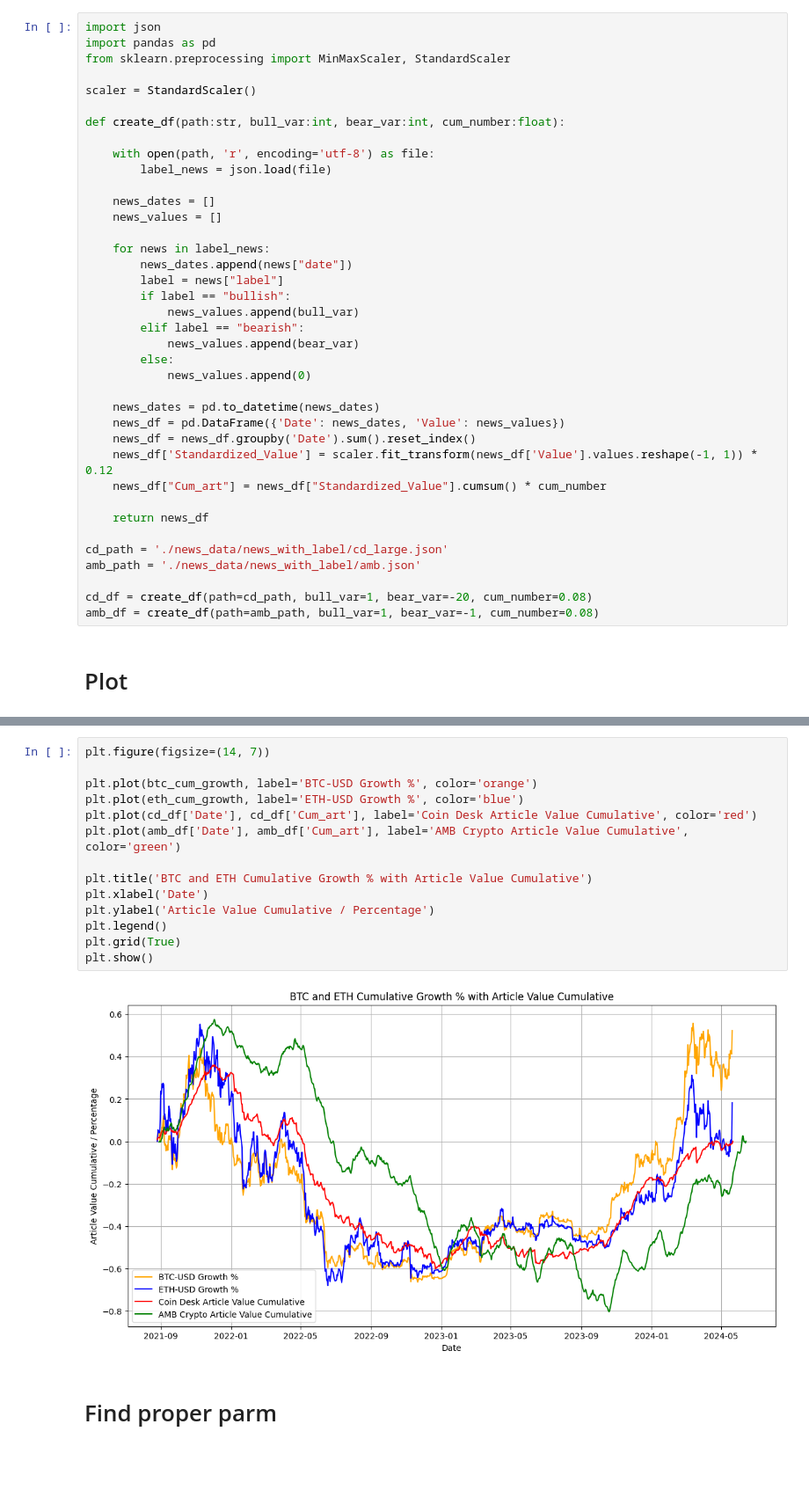
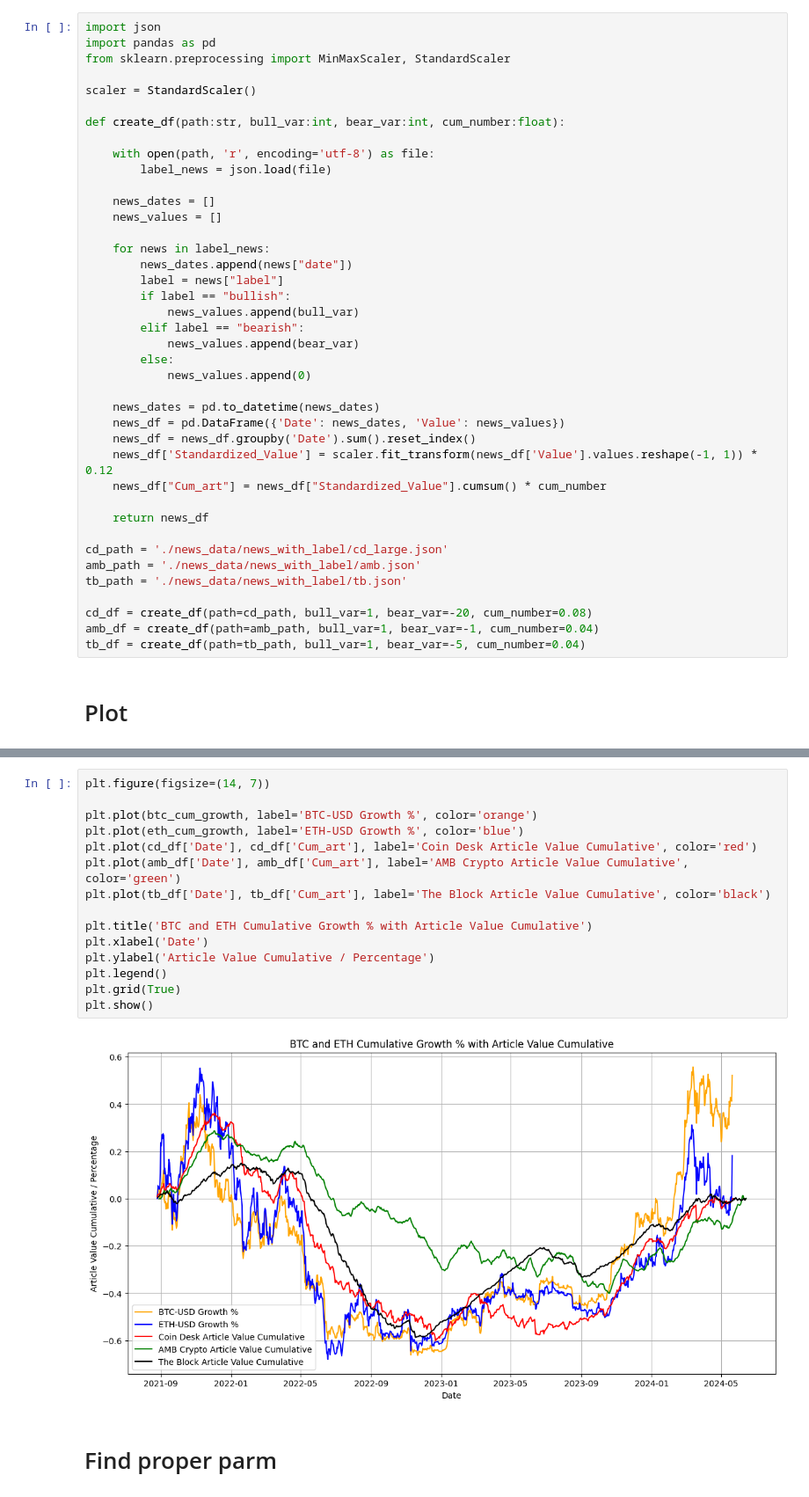
Before and after one commit to nuts-has-been-taken/Crypto-crawler, a Jupyter notebook: data_analysis.ipynb, the cells around one changed output, grey strips where cells are left out. Shown at 88% size. Cells and saved outputs as stored; diff of their text form; blank space fills up the shorter version.

Commit message:
add tb data

```diff
--- a/data_analysis.ipynb
+++ b/data_analysis.ipynb
@@ -58,9 +58,11 @@ def create_df(path:str, bull_var:int, bear_var:int, cum_number:float):
 
 cd_path = './news_data/news_with_label/cd_large.json'
 amb_path = './news_data/news_with_label/amb.json'
+tb_path = './news_data/news_with_label/tb.json'
 
 cd_df = create_df(path=cd_path, bull_var=1, bear_var=-20, cum_number=0.08)
-amb_df = create_df(path=amb_path, bull_var=1, bear_var=-1, cum_number=0.08)
+amb_df = create_df(path=amb_path, bull_var=1, bear_var=-1, cum_number=0.04)
+tb_df = create_df(path=tb_path, bull_var=1, bear_var=-5, cum_number=0.04)
 # %% [markdown]
 # Plot
 # %%
@@ -82,19 +84,20 @@ plt.show()
 # %%
 plt.figure(figsize=(14, 7))
 
 plt.plot(btc_cum_growth, label='BTC-USD Growth %', color='orange')
 plt.plot(eth_cum_growth, label='ETH-USD Growth %', color='blue')
 plt.plot(cd_df['Date'], cd_df['Cum_art'], label='Coin Desk Article Value Cumulative', color='red')
 plt.plot(amb_df['Date'], amb_df['Cum_art'], label='AMB Crypto Article Value Cumulative', color='green')
+plt.plot(tb_df['Date'], tb_df['Cum_art'], label='The Block Article Value Cumulative', color='black')
 
 plt.title('BTC and ETH Cumulative Growth % with Article Value Cumulative')
 plt.xlabel('Date')
 plt.ylabel('Article Value Cumulative / Percentage')
 plt.legend()
 plt.grid(True)
 plt.show()
 # %% [output]
-[figure, old version]
+[figure, new version]
 # %% [markdown]
 # Find proper parm
 # %%
```
Also changed, not shown: parts of 1 cell of this notebook, 4 other files.
